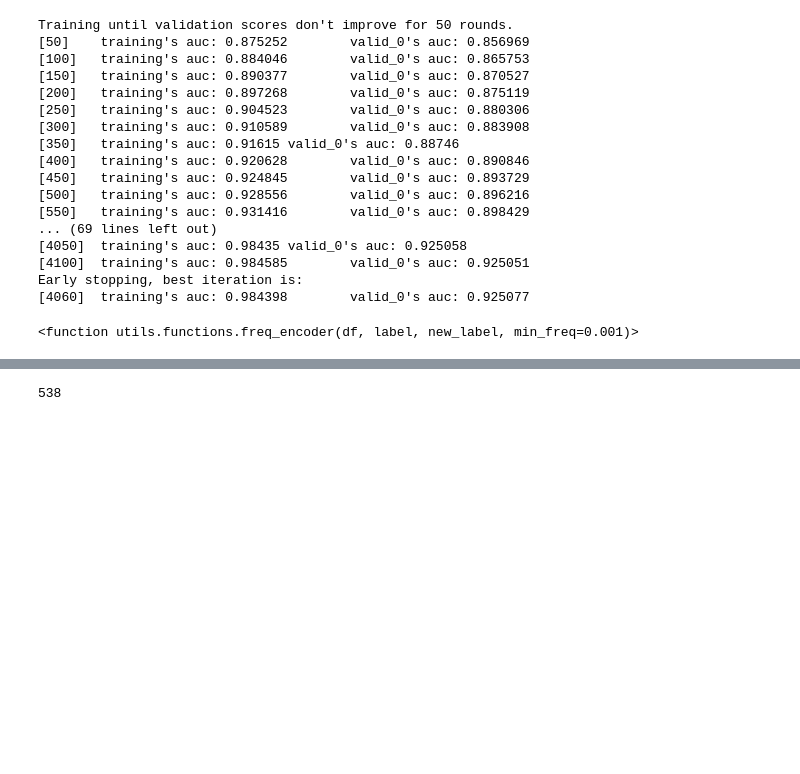
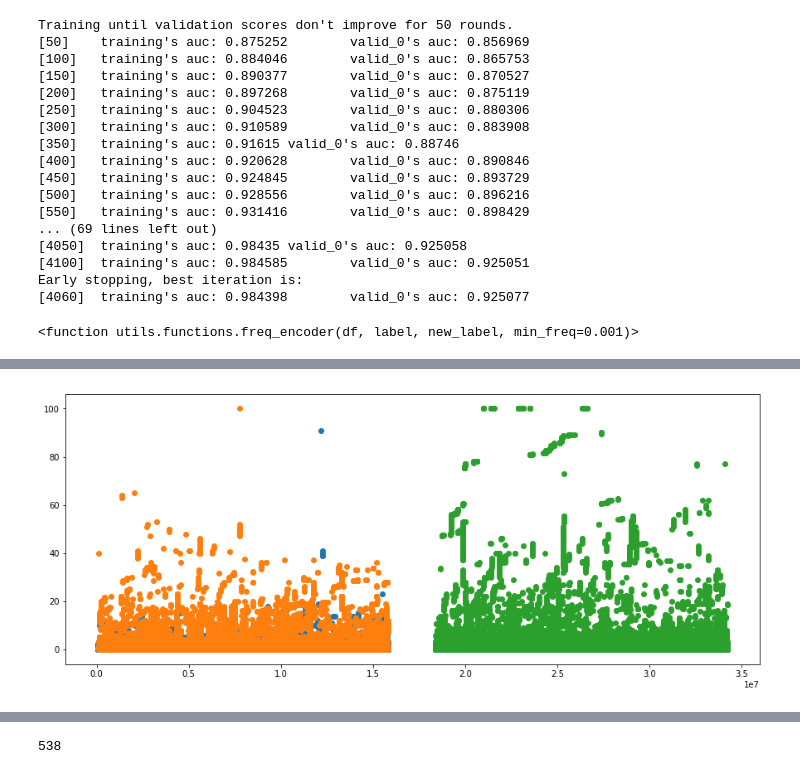
Before and after one commit to rodgomrod/kaggle_ieee_fraud, a Jupyter notebook: feature_engineering.ipynb, the cells around one changed output, grey strips where cells are left out. Cells and saved outputs as stored; diff of their text form; code cells hidden in the pictures; blank space fills up the shorter version.

```diff
--- a/feature_engineering.ipynb
+++ b/feature_engineering.ipynb
@@ -234,0 +287,6 @@ freq_encoder
+# %%
+dict_na = dict()
+for c in cols_c_c:
+    dict_na[c] = df[c].median()
+# %%
+df[cols_c_c] = mms.fit_transform(df[cols_c_c].fillna(dict_na))
@@ -234,0 +363,2 @@ freq_encoder
+# %%
+cols_d = [x for x in df.columns if 'D' in x and len(x)<4]
@@ -234,0 +462,10 @@ freq_encoder
+# %%
+print('Cols D')
+for c in cols_d:
+    df['{}_group_1'.format(c)] = df[c] / df.groupby(['card1','card2','month'])[c].transform('mean')
+    df['{}_group_2'.format(c)] = df[c] / df.groupby(['card1','card2','month'])[c].transform('std')
+
+print('Cols C')
+for c in cols_c:
+    df['{}_group_1'.format(c)] = df[c] / df.groupby(['card1','card2','month'])[c].transform('mean')
+    df['{}_group_2'.format(c)] = df[c] / df.groupby(['card1','card2','month'])[c].transform('std')
@@ -234,0 +511,4 @@ freq_encoder
+# %%
+plot_col(df, 'r')
+# %% [output]
+[figure, added]
```
Also changed, not shown: parts of 30 cells of this notebook, 1 other file.
